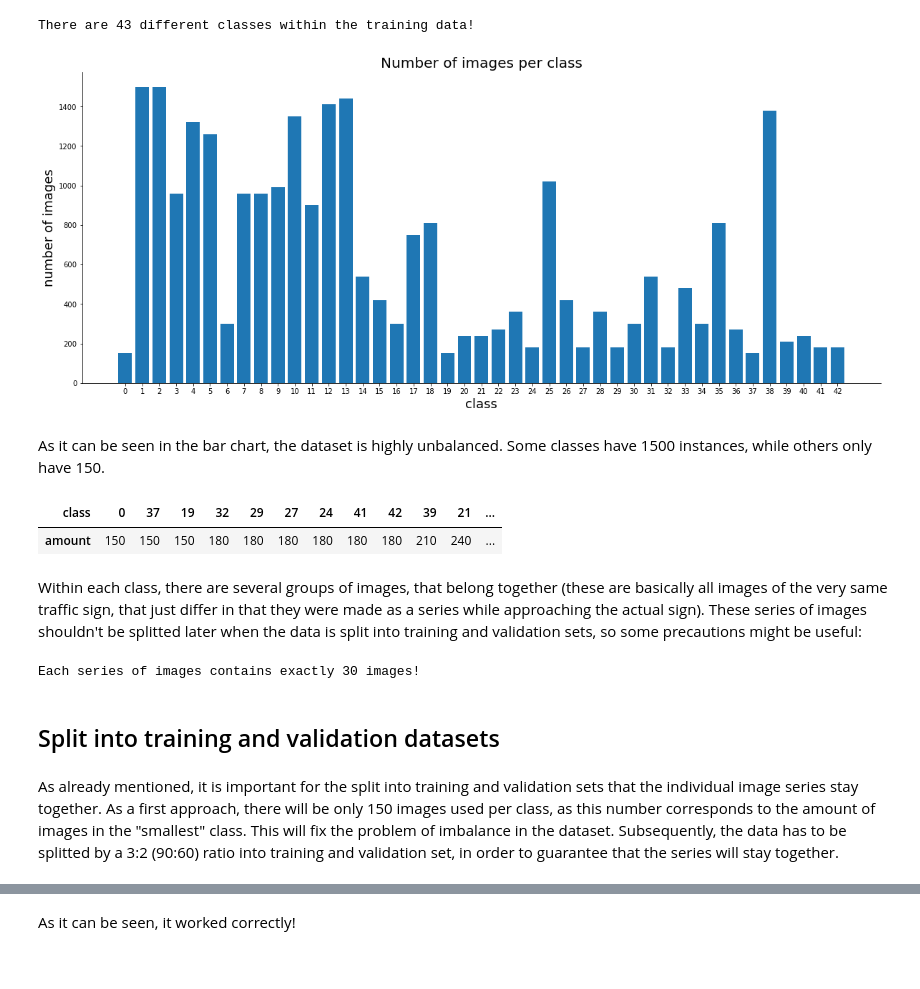
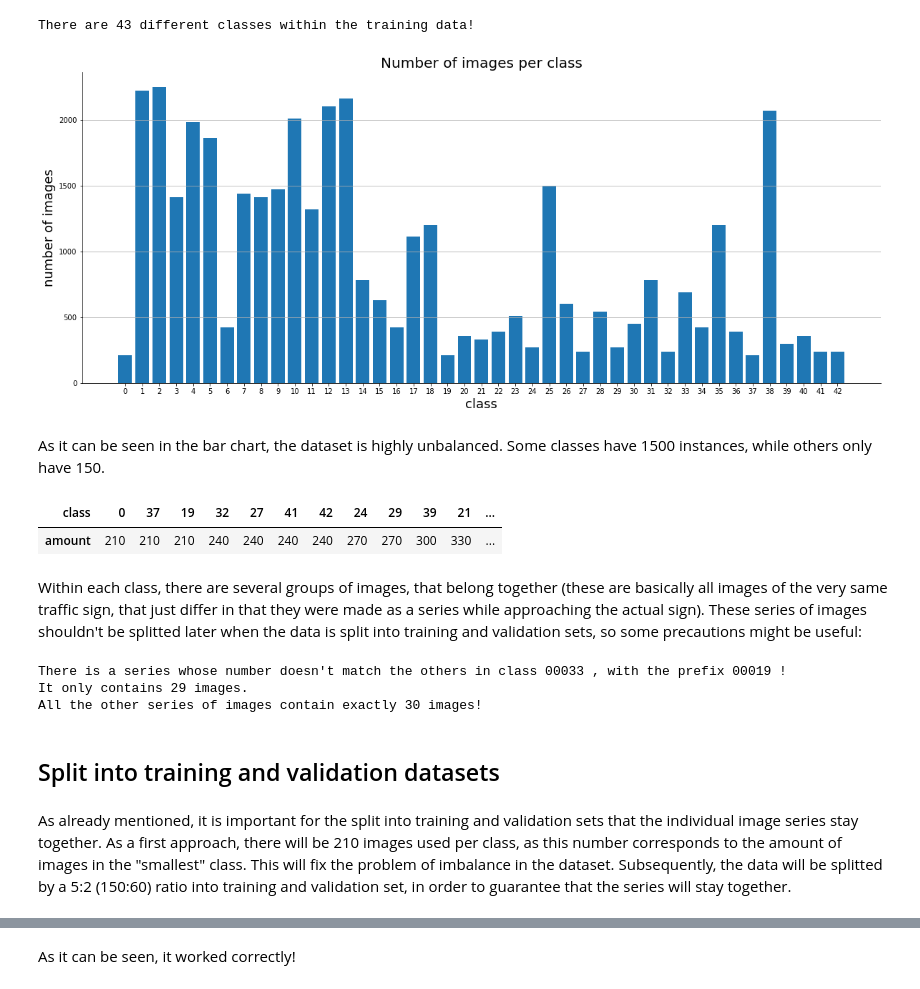
Before and after one commit to ph1001/Deep_Learning_Project_Group_10, a Jupyter notebook: DL_Project_Group_10.ipynb, the cells around one changed output, grey strips where cells are left out. Drawn from its saved outputs; the diff is of its cells as text; code cells hidden in the pictures.

```diff
--- a/DL_Project_Group_10.ipynb
+++ b/DL_Project_Group_10.ipynb
@@ -9,7 +9,7 @@ import matplotlib.pyplot as plt
 ## Overview of the training data
 # %%
 #setting the training directory (the training images can be found there, already sorted by class into folders)
-base_training_dir = "/Users/franz/Desktop/DL Project/Train/Training"
+base_training_dir = "/Users/franz/Desktop/DL Project/Train/Final_Training/Images"
 
 #storing all the folder names that belong to the respective classes
 all_classes = sorted(i for i in os.listdir(base_training_dir) if i.startswith("0"))
@@ -33,26 +33,27 @@ amount_per_class_df.index.name = 'class'
 # %%
 #displaying the number of images per class visually
 
 plt.rcParams["figure.figsize"] = (20,8)
 fig, ax = plt.subplots()
 plt.bar(amount_per_class_df.index, amount_per_class_df.amount)
 plt.title("Number of images per class", fontsize=20)
 plt.xlabel('class', fontsize=18)
 plt.ylabel('number of images', fontsize=18)
 ax.spines['right'].set_visible(False)
 ax.spines['top'].set_visible(False)
 plt.xticks(amount_per_class_df.index)
+plt.grid(axis="y")
 plt.show()
 # %% [output]
-[figure, old version]
+[figure, new version]
 # %% [markdown]
 As it can be seen in the bar chart, the dataset is highly unbalanced. Some classes have 1500 instances, while others only have 150.
 # %%
 #displaying the 20 classes with the fewest images
 amount_per_class_df.sort_values("amount").head(20).T
 # %% [output]
-| class | 0 | 37 | 19 | 32 | 29 | 27 | 24 | 41 | 42 | 39 | 21 | ... |
-| amount | 150 | 150 | 150 | 180 | 180 | 180 | 180 | 180 | 180 | 210 | 240 | ... |
+| class | 0 | 37 | 19 | 32 | 27 | 41 | 42 | 24 | 29 | 39 | 21 | ... |
+| amount | 210 | 210 | 210 | 240 | 240 | 240 | 240 | 270 | 270 | 300 | 330 | ... |
 # %% [markdown]
 Within each class, there are several groups of images, that belong together (these are basically all images of the very same traffic sign, that just differ in that they were made as a series while approaching the actual sign). These series of images shouldn't be splitted later when the data is split into training and validation sets, so some precautions might be useful:
 # %%
@@ -76,18 +77,20 @@ for i in range(len(all_classes)):
 
     for element in image_counts.values.tolist():
         if element != image_counts.values.tolist()[0]:
-            #this line will not show any output, as long as all the series have the same length
-            print("There is a series whose number doesn't match the others in class", all_classes[i])
+            #this line will show if there is a series that contains not the same number of images than the others
+            print("There is a series whose number doesn't match the others in class", all_classes[i], ", with the prefix", image_counts.sort_values().index[0], "!\nIt only contains", element, "images.")
 
 
-#as there is no output, it is validated that all these series have the same size
-print("Each series of images contains exactly", image_counts.values.tolist()[0], "images!")
+#apart from only one series, all others consist of exactly 30 images
+print("All the other series of images contain exactly", image_counts.values.tolist()[0], "images!")
 # %% [output]
-Each series of images contains exactly 30 images!
+There is a series whose number doesn't match the others in class 00033 , with the prefix 00019 !
+It only contains 29 images.
+All the other series of images contain exactly 30 images!
 # %% [markdown]
 ## Split into training and validation datasets
 # %% [markdown]
-As already mentioned, it is important for the split into training and validation sets that the individual image series stay together. As a first approach, there will be only 150 images used per class, as this number corresponds to the amount of images in the "smallest" class. This will fix the problem of imbalance in the dataset. Subsequently, the data has to be splitted by a 3:2 (90:60) ratio into training and validation set, in order to guarantee that the series will stay together.
+As already mentioned, it is important for the split into training and validation sets that the individual image series stay together. As a first approach, there will be 210 images used per class, as this number corresponds to the amount of images in the "smallest" class. This will fix the problem of imbalance in the dataset. Subsequently, the data will be splitted by a 5:2 (150:60) ratio into training and validation set, in order to guarantee that the series will stay together.
 # %%
 #creating folders within the class folders for the training and validation sets
 for i in range(len(all_classes)):
```
Also changed, not shown: parts of 3 cells of this notebook.
